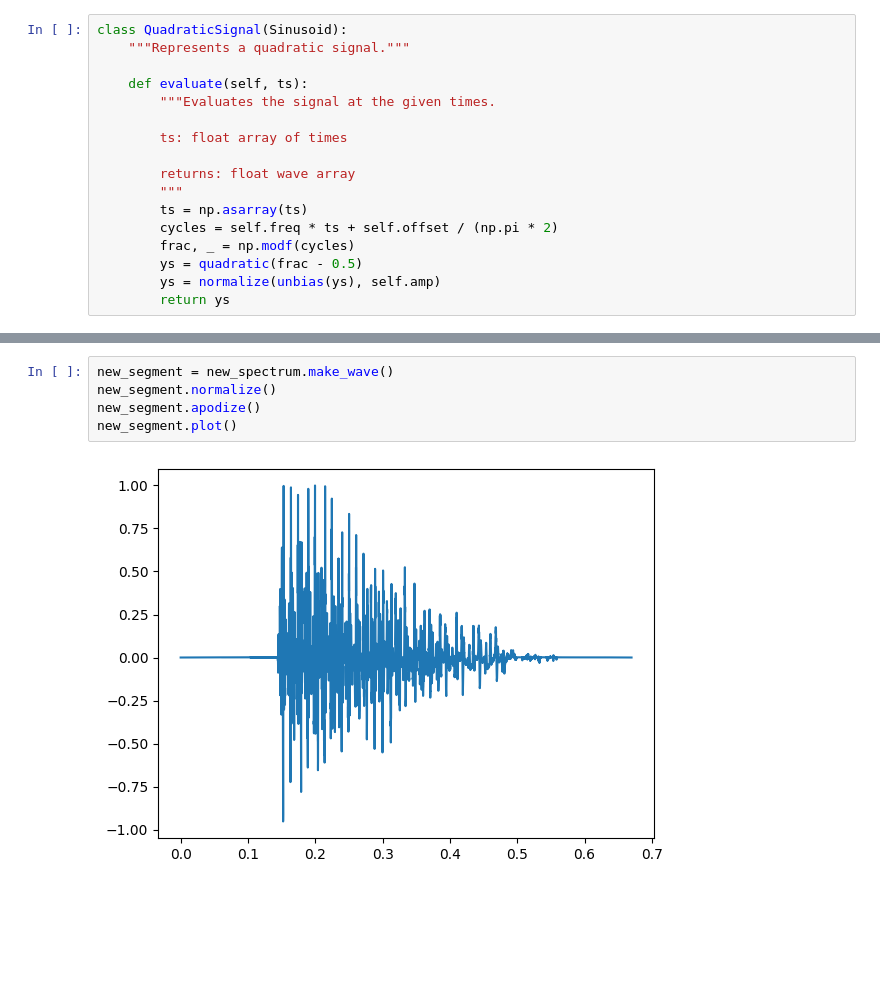
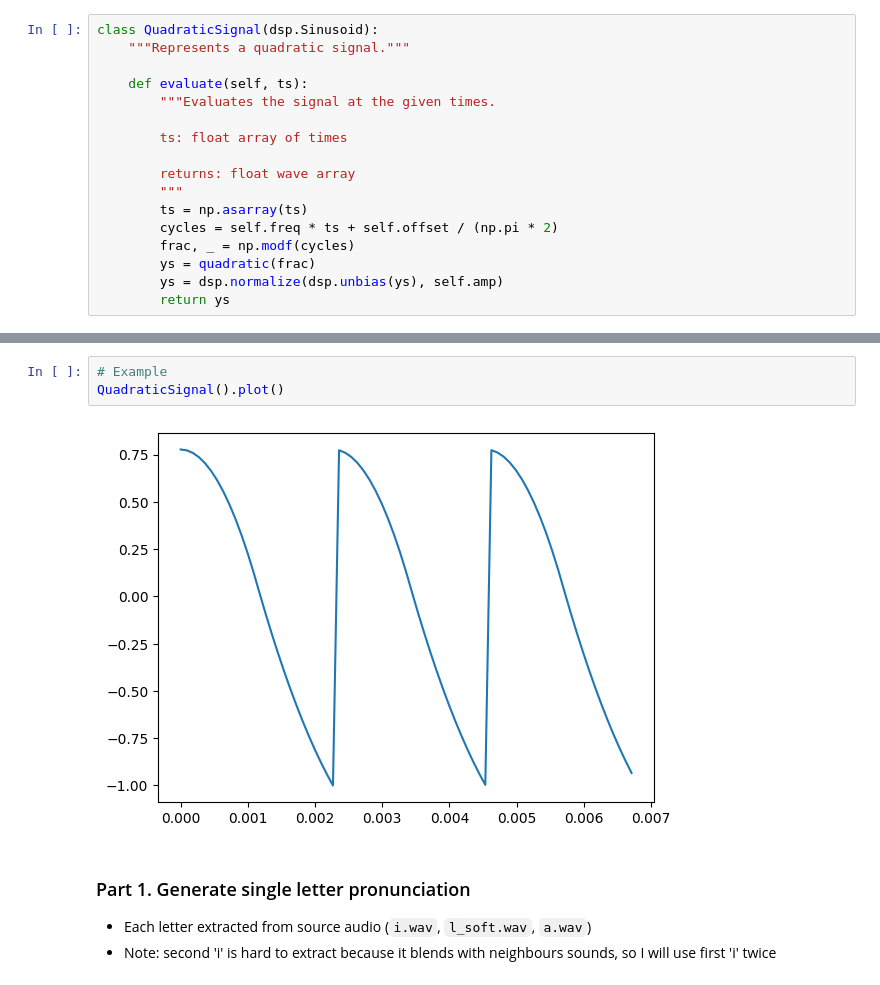
Before and after one commit to someilay/Signals_Assignment_1, a Jupyter notebook: main.ipynb, the cells around one changed output, grey strips where cells are left out. Cells and saved outputs as stored; diff of their text form; blank space fills up the shorter version.

Commit message:
first iteration

```diff
--- a/main.ipynb
+++ b/main.ipynb
@@ -7,5 +18,5 @@ import numpy as np
 # %%
-class QuadraticSignal(Sinusoid):
+class QuadraticSignal(dsp.Sinusoid):
     """Represents a quadratic signal."""
 
     def evaluate(self, ts):
@@ -18,6 +29,6 @@ class QuadraticSignal(Sinusoid):
         ts = np.asarray(ts)
         cycles = self.freq * ts + self.offset / (np.pi * 2)
         frac, _ = np.modf(cycles)
-        ys = quadratic(frac - 0.5)
-        ys = normalize(unbias(ys), self.amp)
+        ys = quadratic(frac)
+        ys = dsp.normalize(dsp.unbias(ys), self.amp)
         return ys
@@ -48,7 +35,10 @@ decorate(xlabel='Frequency (Hz)')
-# %%
-new_segment = new_spectrum.make_wave()
-new_segment.normalize()
-new_segment.apodize()
-new_segment.plot()
-# %% [output]
-[figure, removed]
+# %%
+# Example
+QuadraticSignal().plot()
+# %% [output]
+[figure, added]
+# %% [markdown]
+### Part 1. Generate single letter pronunciation
+
+* Each letter extracted from source audio (`i.wav`, `l_soft.wav`, `a.wav`)
+* Note: second 'i' is hard to extract because it blends with neighbours sounds, so I will use first 'i' twice
```
Also changed, not shown: parts of 26 cells of this notebook, 12 other files.
